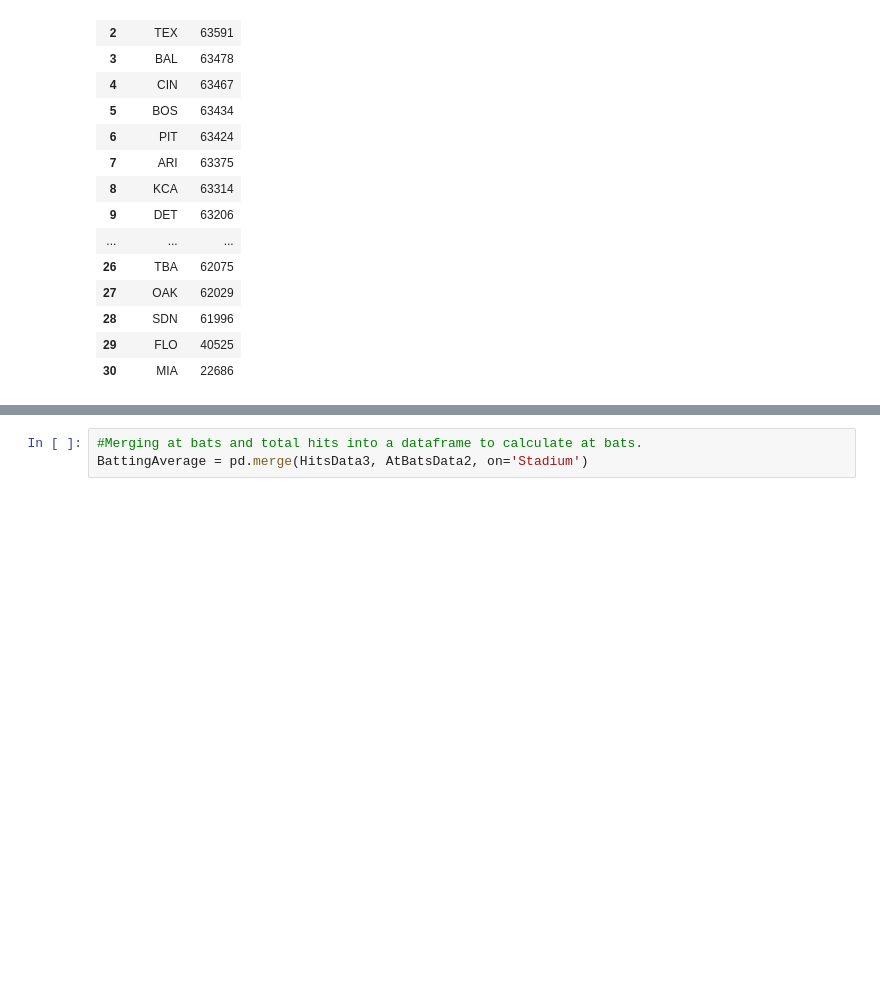
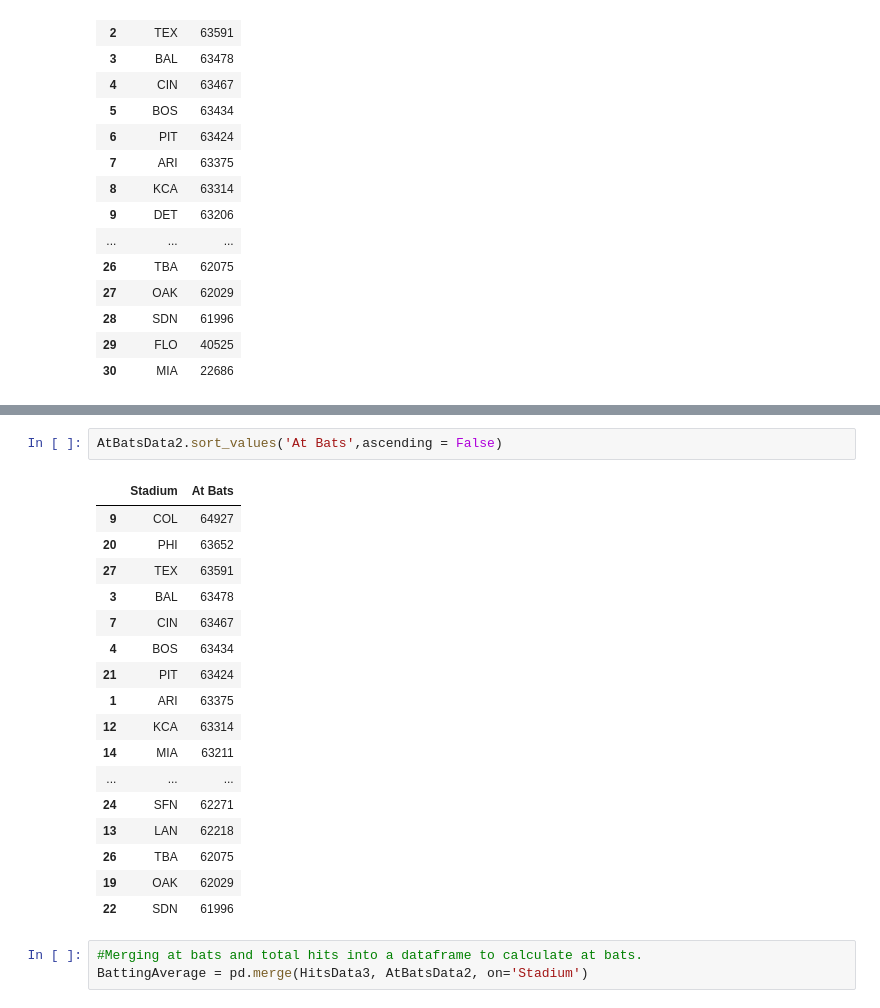
Before and after one commit to SamBusser30/Park_Factor-, a Jupyter notebook: Project_Code/Batting Average.ipynb, the cells around one changed output, grey strips where cells are left out. Drawn from its saved outputs; the diff is of its cells as text; blank space fills up the shorter version.

```diff
--- a/Project_Code/Batting Average.ipynb
+++ b/Project_Code/Batting Average.ipynb
@@ -207,3 +275,23 @@ AtBatsData2
+# %%
+AtBatsData2.sort_values('At Bats',ascending = False)
+# %% [output]
+|  | Stadium | At Bats |
+| 9 | COL | 64927 |
+| 20 | PHI | 63652 |
+| 27 | TEX | 63591 |
+| 3 | BAL | 63478 |
+| 7 | CIN | 63467 |
+| 4 | BOS | 63434 |
+| 21 | PIT | 63424 |
+| 1 | ARI | 63375 |
+| 12 | KCA | 63314 |
+| 14 | MIA | 63211 |
+| ... | ... | ... |
+| 24 | SFN | 62271 |
+| 13 | LAN | 62218 |
+| 26 | TBA | 62075 |
+| 19 | OAK | 62029 |
+| 22 | SDN | 61996 |
 # %%
 #Merging at bats and total hits into a dataframe to calculate at bats.
 BattingAverage = pd.merge(HitsData3, AtBatsData2, on='Stadium')
```
Also changed, not shown: parts of 12 cells of this notebook.
